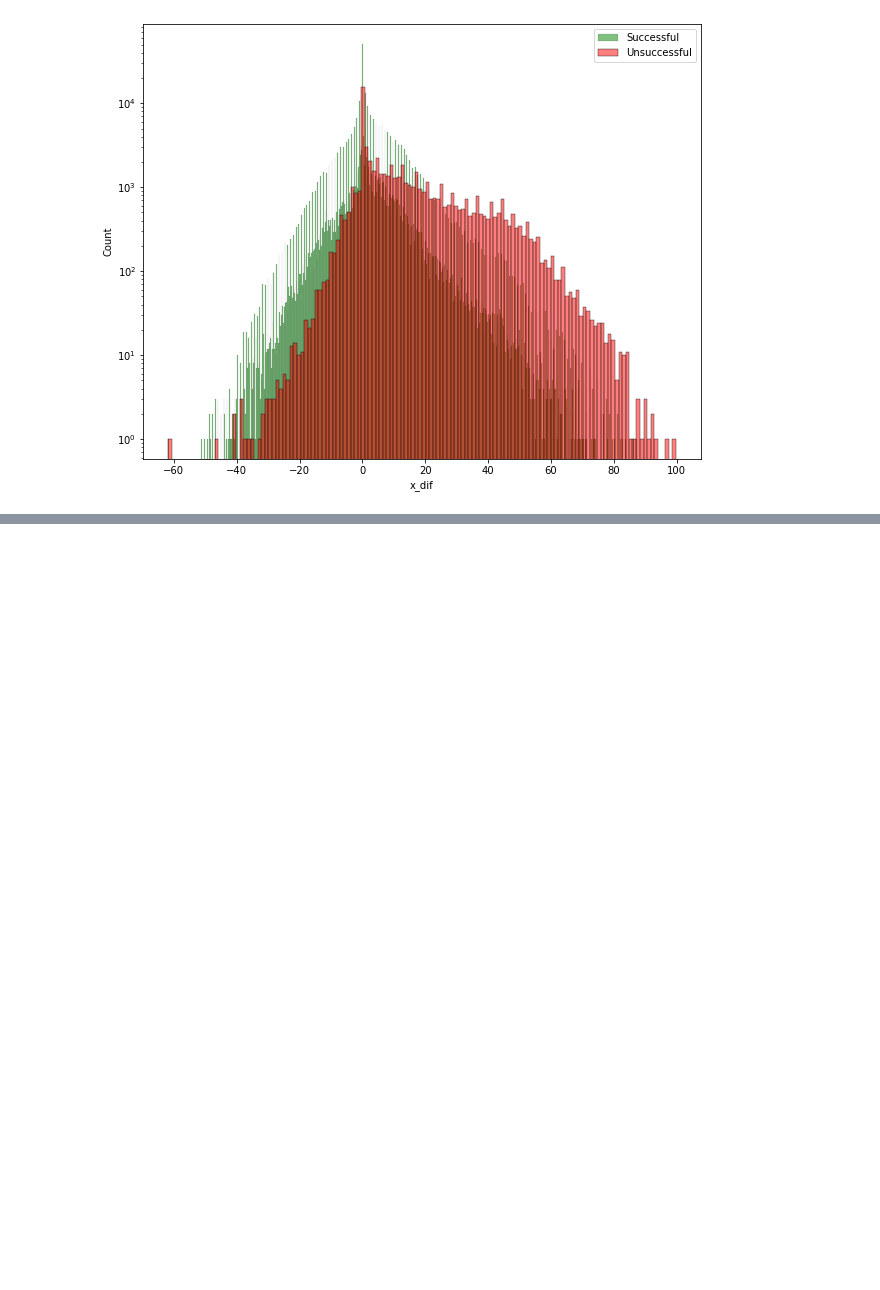
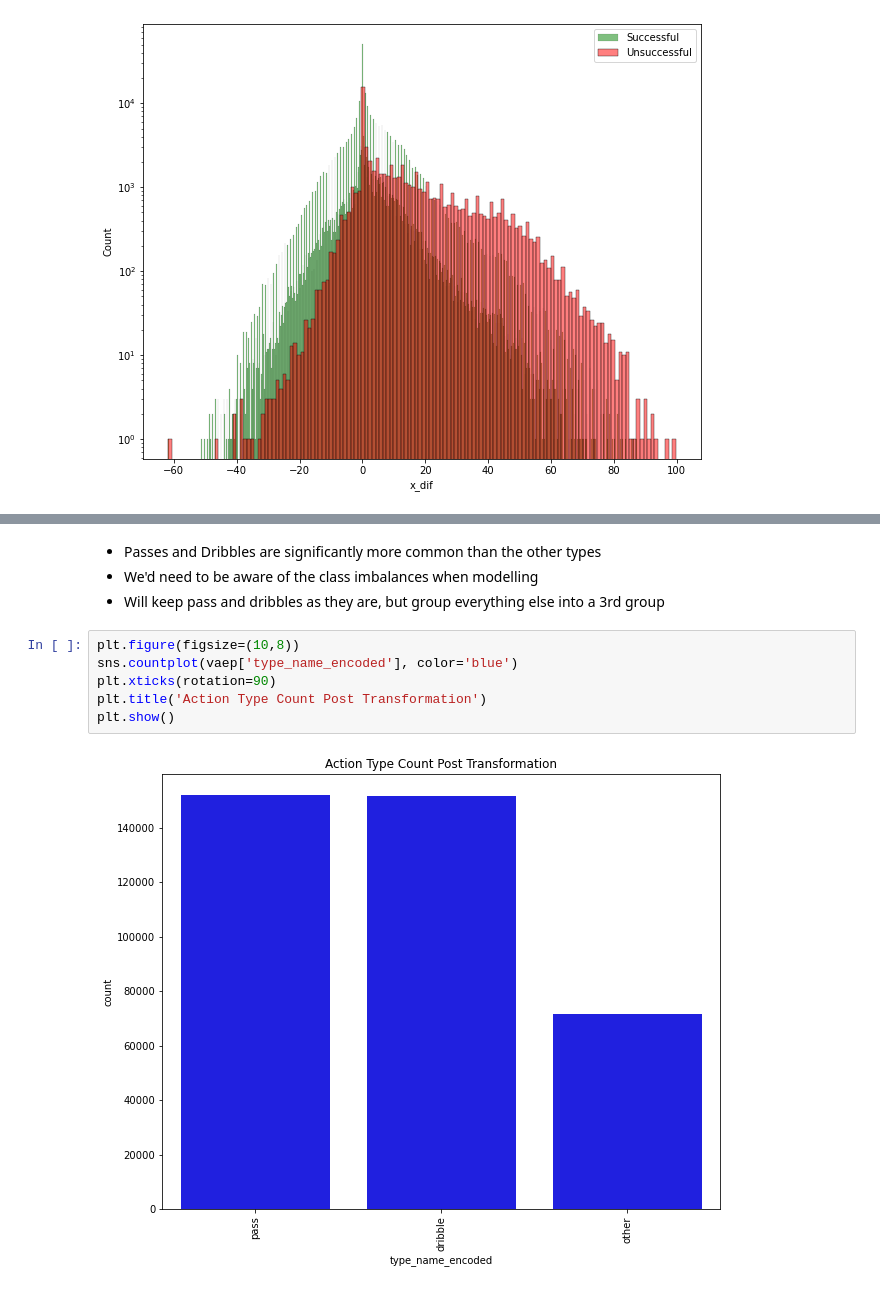
Before and after one commit to alexmihalache/Football-Analytics-Capstone---BrainStation-Final-Project, a Jupyter notebook: 3 - Initial Analysis.ipynb, the cells around one changed output, grey strips where cells are left out. Drawn from its saved outputs; the diff is of its cells as text; blank space fills up the shorter version.

```diff
--- a/3 - Initial Analysis.ipynb
+++ b/3 - Initial Analysis.ipynb
@@ -195,0 +216,12 @@ plt.show()
+# %% [markdown]
+- Passes and Dribbles are significantly more common than the other types
+- We'd need to be aware of the class imbalances when modelling
+- Will keep pass and dribbles as they are, but group everything else into a 3rd group
+# %%
+plt.figure(figsize=(10,8))
+sns.countplot(vaep['type_name_encoded'], color='blue')
+plt.xticks(rotation=90)
+plt.title('Action Type Count Post Transformation')
+plt.show()
+# %% [output]
+[figure, added]
```
Also changed, not shown: parts of 48 cells of this notebook, 6 other files.
